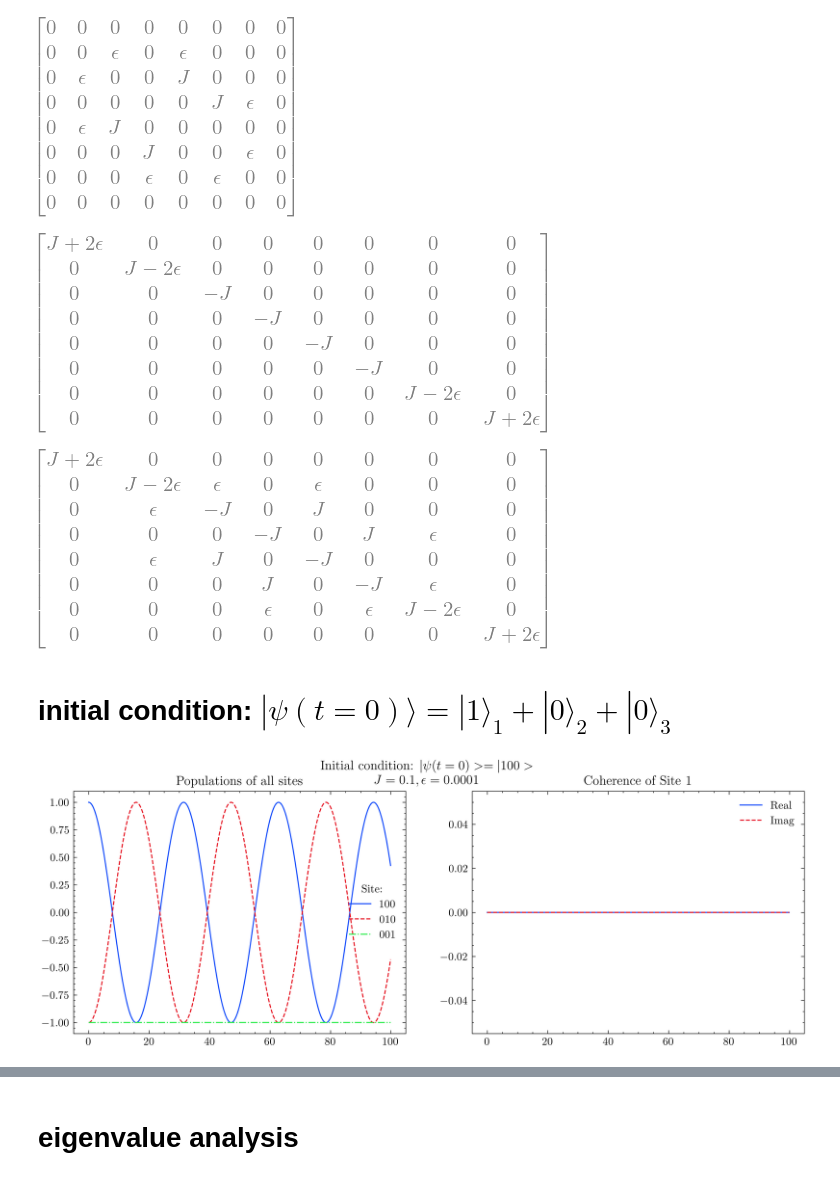
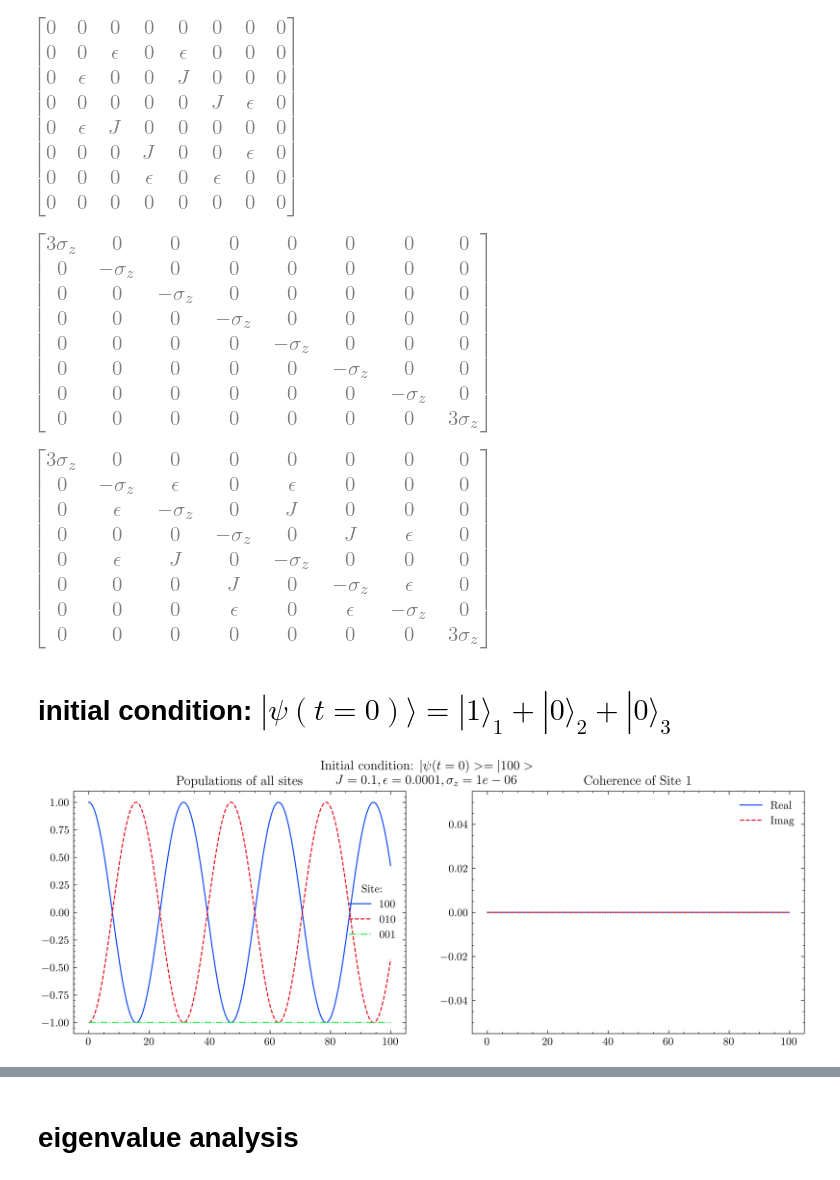
Before and after one commit to kiwipretzel/nserc-2026, a Jupyter notebook: [3.5] [three-site (degenerate), two-body, symmetric epsilon's, NO dephasing, unitary dynamics]/[3.5.0] [unitary dynamics] [june 19].ipynb, the cells around one changed output, grey strips where cells are left out. Saved outputs shown, nothing was run; the diff lists cells and outputs as text; code cells hidden in the pictures.

```diff
--- a/[3.5] [three-site (degenerate), two-body, symmetric epsilon's, NO dephasing, unitary dynamics]/[3.5.0] [unitary dynamics] [june 19].ipynb
+++ b/[3.5] [three-site (degenerate), two-body, symmetric epsilon's, NO dephasing, unitary dynamics]/[3.5.0] [unitary dynamics] [june 19].ipynb
@@ -23,6 +23,7 @@ J = sp.Symbol("J", real=True, positive=True)
 epsilon = sp.Symbol("epsilon", real=True, positive=True)
 gamma = sp.Symbol("Gamma", real=True, positive=True)
 delta = sp.Symbol("delta", real=True, positive=True)
+sz = sp.Symbol("sigma_z", real=True, positive=True)
 
 plt.style.use(['science', 'high-vis'])
 
@@ -35,17 +36,17 @@ H_flipflop
 # %% [output]
 [figure]
 # %%
-Hz = J*sigma(sigma_z, 0, N)*sigma(sigma_z, 1, N) + epsilon*sigma(sigma_z, 0, N)*sigma(sigma_z, 2, N) + epsilon*sigma(sigma_z, 1, N)*sigma(sigma_z, 2, N)
+Hz = sz*sigma(sigma_z, 0, N)*sigma(sigma_z, 1, N) + sz*sigma(sigma_z, 0, N)*sigma(sigma_z, 2, N) + sz*sigma(sigma_z, 1, N)*sigma(sigma_z, 2, N)
 
 Hz
 # %% [output]
-[figure, old version]
+[figure, new version]
 # %%
 H_full = H_flipflop + Hz
 
 H_full
 # %% [output]
-[figure, old version]
+[figure, new version]
 # %%
 # buildling matrices
 sigma_z_1=np.array(sigma(sigma_z, 0, N)).astype(complex)
@@ -70,6 +71,7 @@ times = np.arange(time_start, time_stop, time_step)
 # constants
 J_val = 0.1
 epsilon_val = 1e-4
+sz_val = 1e-6
 
 
 # initial conidition
@@ -77,7 +79,7 @@ psi_0 = np.array([0,0,0,0,1,0,0,0]).astype(complex)
 
 
 # subbing values into H
-H = H_full.subs({J:J_val, epsilon:epsilon_val})
+H = H_full.subs({J:J_val, epsilon:epsilon_val, sz:sz_val})
 
 # setting up fig
 fig, axs = plt.subplots(1,2, figsize=(12,4))
@@ -101,11 +103,11 @@ axs[1].plot(times, np.imag(coh1), label="Imag")
 axs[1].legend()
 axs[1].set_title("Coherence of Site 1")
 
-fig.suptitle("Initial condition: " + r"$|\psi(t=0)>=|100>$" + "\n" + fr"$J={J_val}, \epsilon={epsilon_val}$")
+fig.suptitle("Initial condition: " + r"$|\psi(t=0)>=|100>$" + "\n" + fr"$J={J_val}, \epsilon={epsilon_val}, \sigma_z={sz_val}$")
 
 fig.savefig("initially in 1.pdf")
 # %% [output]
-[figure, old version]
+[figure, new version]
 # %%
 # simulation parameters
 time_start = 0
```
Also changed, not shown: parts of 5 cells of this notebook, 2 other files.
